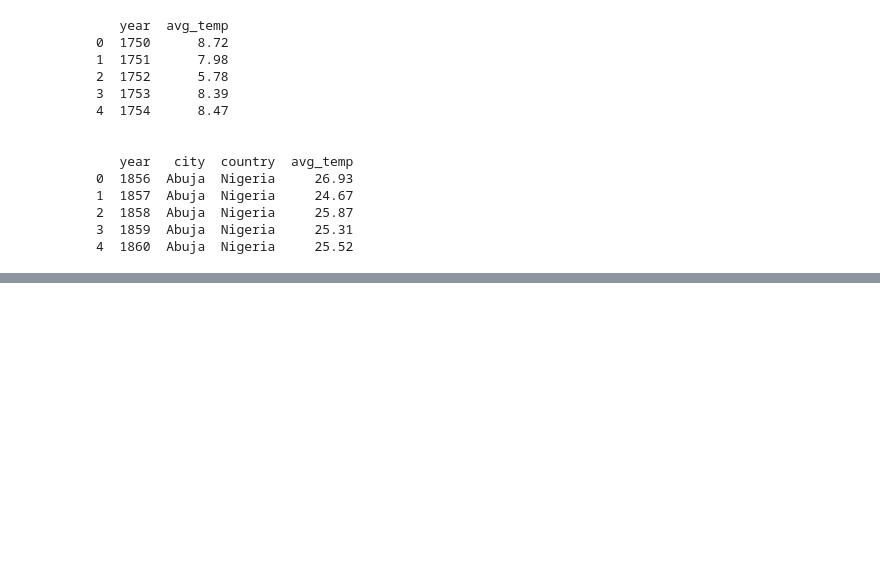
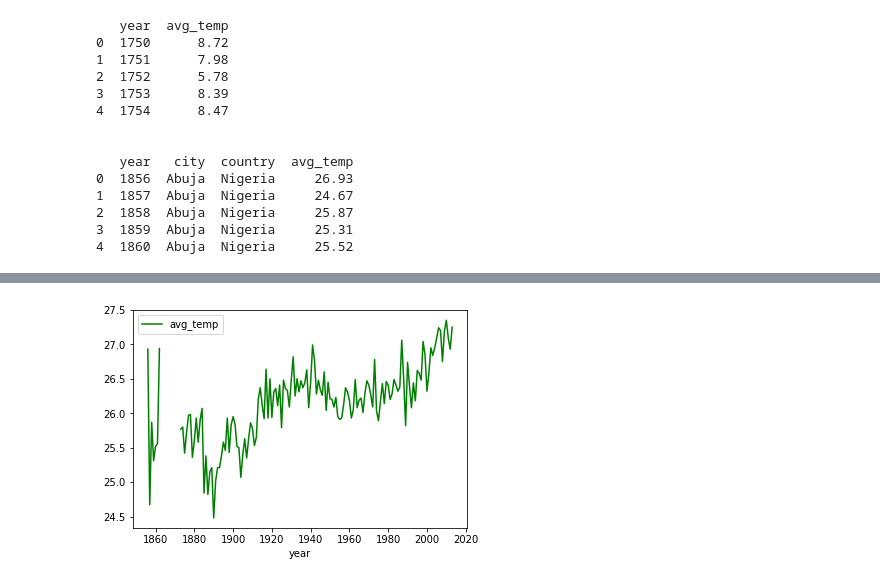
Before and after one commit to mustaphagarba/weather-trends, a Jupyter notebook: Project Explore Weather Trends.ipynb, the cells around one changed output, grey strips where cells are left out. Saved outputs shown, nothing was run; the diff lists cells and outputs as text; code cells hidden in the pictures; blank space fills up the shorter version.

```diff
--- a/Project Explore Weather Trends.ipynb
+++ b/Project Explore Weather Trends.ipynb
@@ -50,0 +57,5 @@ Let's quickly plot year against temperature for both the world at large and Abuj
+# %%
+abujavar.plot(kind='line',x='year',y='avg_temp',color='green')
+plt.show()
+# %% [output]
+[figure, added]
```
Also changed, not shown: parts of 7 cells of this notebook.
